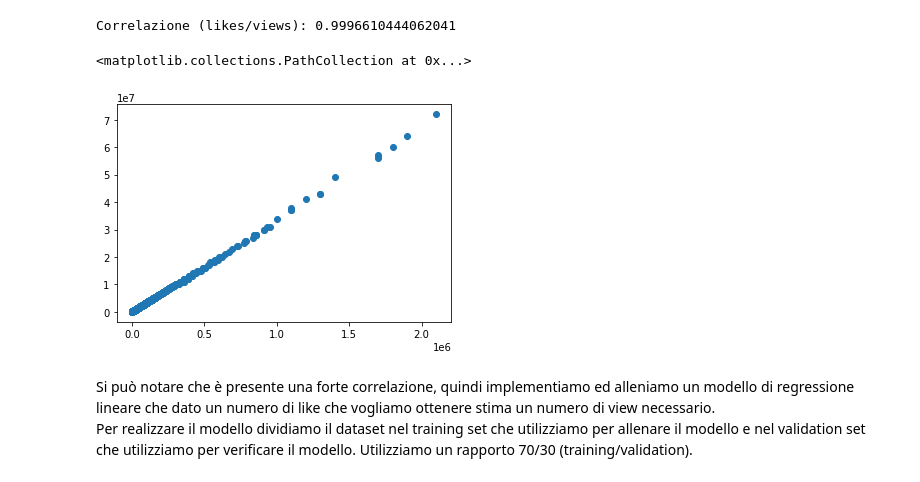
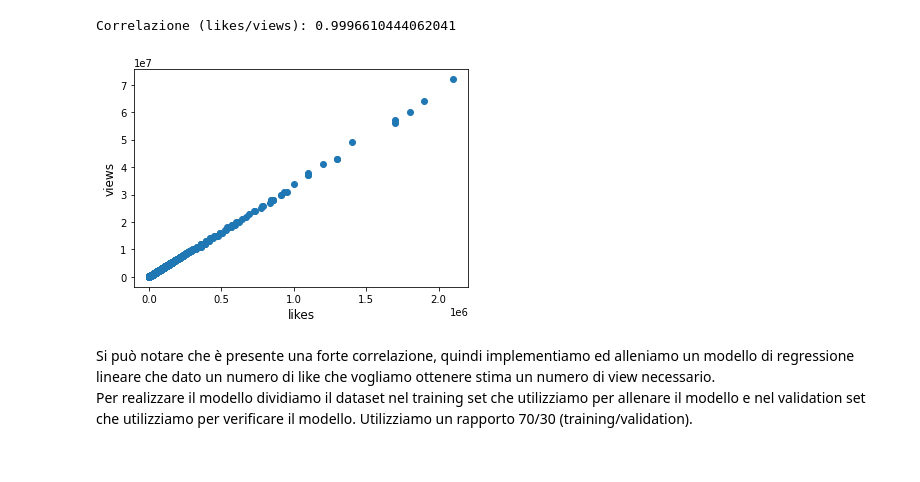
Before and after one commit to Fili00/Analisi_TedTalkDataset, a Jupyter notebook: progetto.ipynb, the cells around one changed output. Saved outputs shown, nothing was run; the diff lists cells and outputs as text; code cells hidden in the pictures.

```diff
--- a/progetto.ipynb
+++ b/progetto.ipynb
@@ -109,11 +141,12 @@ Per prima cosa andiamo a vedere se, come pensiamo, esiste una correlazione tra i
 print(f"Correlazione (likes/views): {ted['likes'].corr(ted['views'])}")
 # %% [output]
 Correlazione (likes/views): 0.9996610444062041
-# %%
-plt.scatter(ted['likes'], ted['views']) #todo: mettere label x e y
-# %% [output]
-<matplotlib.collections.PathCollection at 0x...>
-[figure, removed]
+# %%
+plt.scatter(ted['likes'], ted['views'])
+_ = plt.xlabel('likes', fontsize=12)
+_ = plt.ylabel('views', fontsize=12)
+# %% [output]
+[figure, added]
 # %% [markdown]
 Si può notare che è presente una forte correlazione, quindi implementiamo ed alleniamo un modello di regressione lineare che dato un numero di like che vogliamo ottenere stima un numero di view necessario. \
 Per realizzare il modello dividiamo il dataset nel training set che utilizziamo per allenare il modello e nel validation set che utilizziamo per verificare il modello. Utilizziamo un rapporto 70/30 (training/validation).
```
Also changed, not shown: parts of 19 cells of this notebook.
